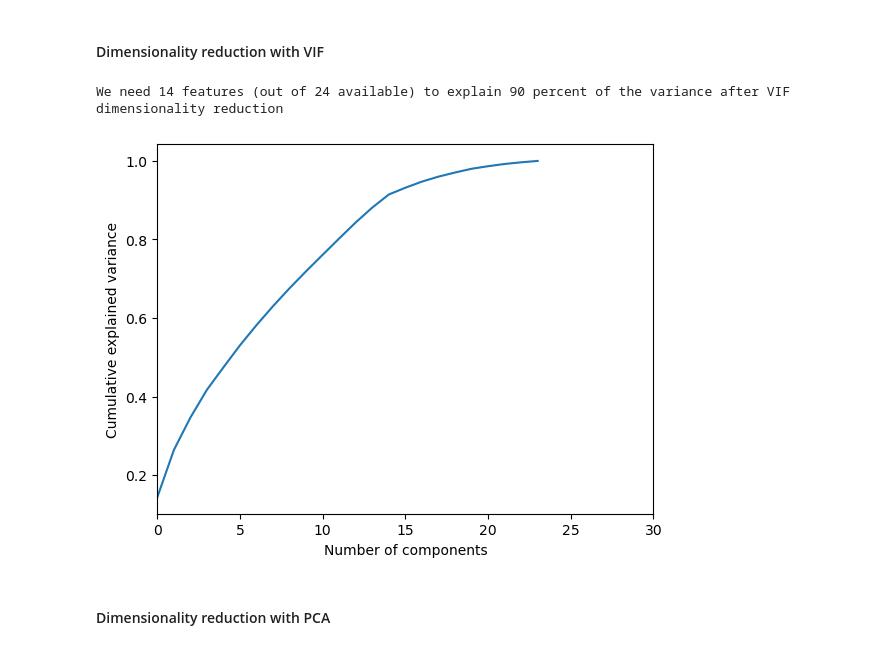
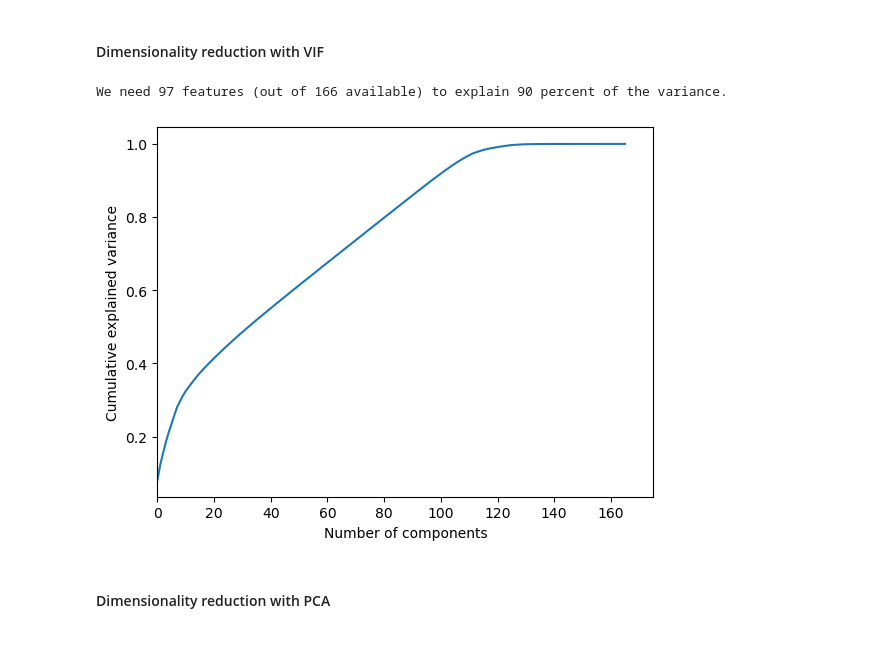
Before and after one commit to Tanag3r/stratascratch_projects, a Jupyter notebook: doordash_delivery_est/doordash_est.ipynb, the cells around one changed output. Drawn from its saved outputs; the diff is of its cells as text; code cells hidden in the pictures.

Commit message:
Update to dimensionality reduction

```diff
--- a/doordash_delivery_est/doordash_est.ipynb
+++ b/doordash_delivery_est/doordash_est.ipynb
@@ -43,7 +43,7 @@ np.random.seed(42)
 # %%
 ## NOTE that all feature engineering functions can be found in doordash_feature_eng.py
 train_df = pd.read_csv('train_df.csv')
-#train_df = train_df.drop(columns=['Unnamed: 0','latest_update'])
+train_df = train_df.drop(columns=['Unnamed: 0','latest_update'])
 # %%
 def createBaseline(historical_data:pd.DataFrame) -> pd.DataFrame:   #this function would be done in practice by SQL or Spark
     assert 'actual_total_delivery_duration' in historical_data.columns; 'Column actual_total_delivery_duration is not in the given DataFrame. Ensure that addFeatures_durations() was run on the provided DataFrame.'
@@ -187,19 +187,19 @@ VIF_train_df = train_df[VIF_featureset]
 x_train_vif,x_test_vif = x_train[VIF_featureset],x_holdout[VIF_featureset]
 # %%
 ## how many features are needed to explain 90% of the variance?
-print("We need " + str(len(PCAcalc_expl_var(x_train=x_train_vif,target_expl_variance=0.9)[0])) + " features (out of " + str(x_train_vif.shape[1]) + " available) to explain 90 percent of the variance after VIF dimensionality reduction")
+print("We need " + str(len(PCAcalc_expl_var(x_train=x_train,target_expl_variance=0.9)[0])) + " features (out of " + str(x_train.shape[1]) + " available) to explain 90 percent of the variance.")
 
-vif_x_train_scaled = apply_standard_scaler(x_train_vif)[0]
-pca = PCA().fit(vif_x_train_scaled)
+x_train_scaled = apply_standard_scaler(x_train)[0]
+pca = PCA().fit(x_train_scaled)
 
 plt.plot(np.cumsum(pca.explained_variance_ratio_))
-plt.xlim(0,30,1)
+plt.xlim(0,175,1)
 plt.xlabel('Number of components')
 plt.ylabel('Cumulative explained variance')
 plt.show()
 # %% [output]
-We need 14 features (out of 24 available) to explain 90 percent of the variance after VIF dimensionality reduction
+We need 97 features (out of 166 available) to explain 90 percent of the variance.
-[figure, old version]
+[figure, new version]
 # %% [markdown]
 #### Dimensionality reduction with PCA
 # %%
```
Also changed, not shown: parts of 10 cells of this notebook, 4 other files.
